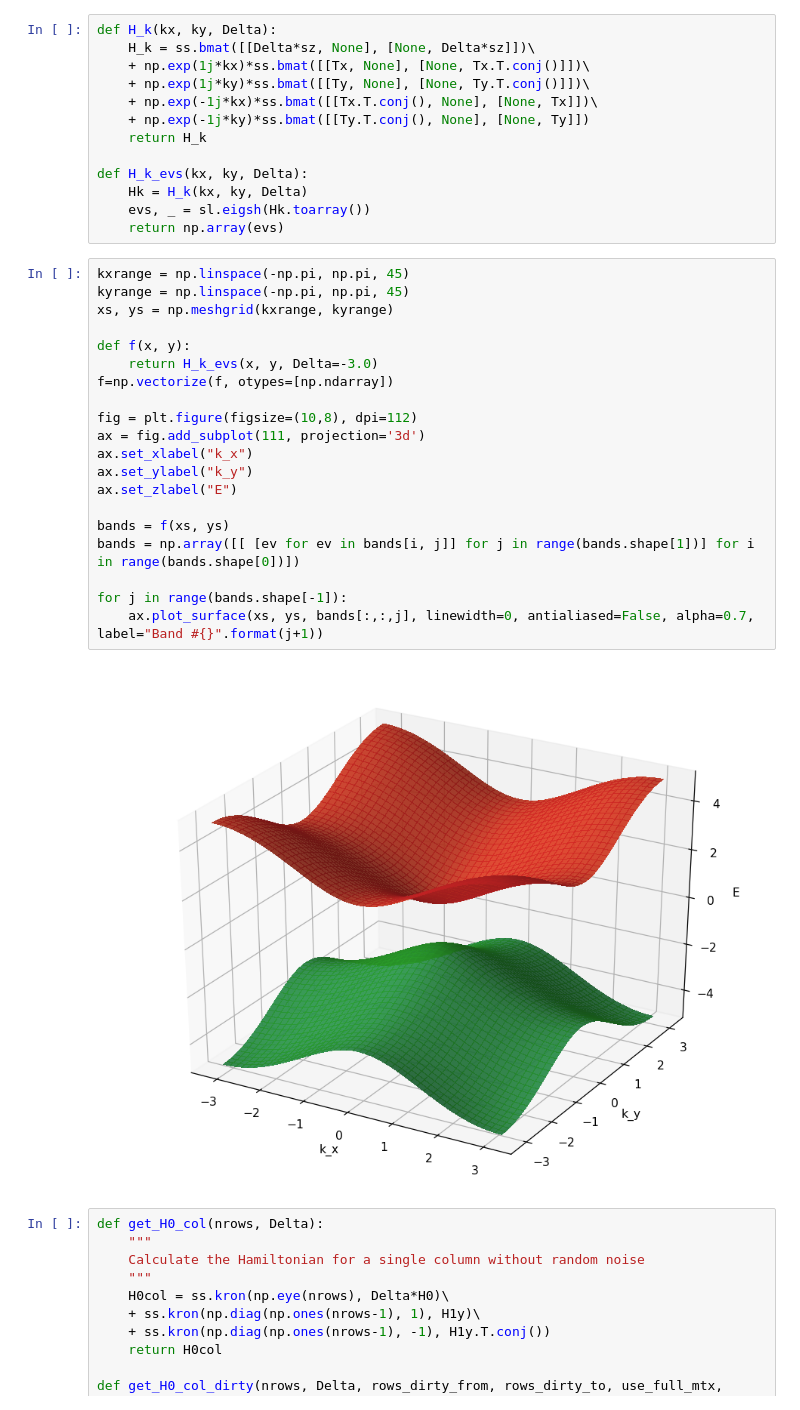
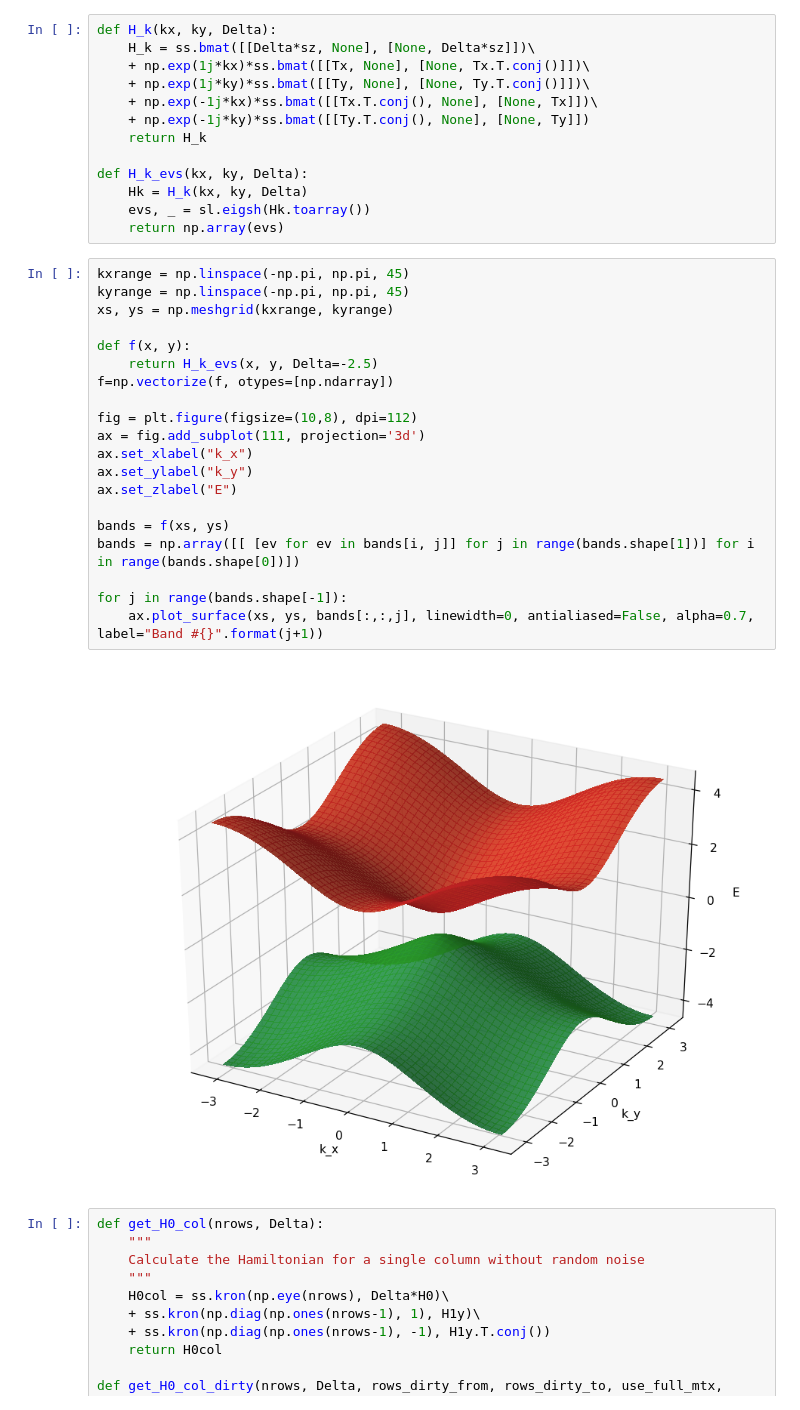
Before and after one commit to dnnagy/mezo2019, a Jupyter notebook: BHZ.ipynb, the cells around one changed output. Drawn from its saved outputs; the diff is of its cells as text.

```diff
--- a/BHZ.ipynb
+++ b/BHZ.ipynb
@@ -153,25 +153,25 @@ def H_k_evs(kx, ky, Delta):
 # %%
 kxrange = np.linspace(-np.pi, np.pi, 45)
 kyrange = np.linspace(-np.pi, np.pi, 45)
 xs, ys = np.meshgrid(kxrange, kyrange)
 
 def f(x, y):
-    return H_k_evs(x, y, Delta=-3.0)
+    return H_k_evs(x, y, Delta=-2.5)
 f=np.vectorize(f, otypes=[np.ndarray])
 
 fig = plt.figure(figsize=(10,8), dpi=112)
 ax = fig.add_subplot(111, projection='3d')
 ax.set_xlabel("k_x")
 ax.set_ylabel("k_y")
 ax.set_zlabel("E")
 
 bands = f(xs, ys)
 bands = np.array([[ [ev for ev in bands[i, j]] for j in range(bands.shape[1])] for i in range(bands.shape[0])])
 
 for j in range(bands.shape[-1]):
     ax.plot_surface(xs, ys, bands[:,:,j], linewidth=0, antialiased=False, alpha=0.7, label="Band #{}".format(j+1))
 # %% [output]
-[figure, old version]
+[figure, new version]
 # %%
 def get_H0_col(nrows, Delta):
     """
```
Also changed, not shown: parts of 7 cells of this notebook.
